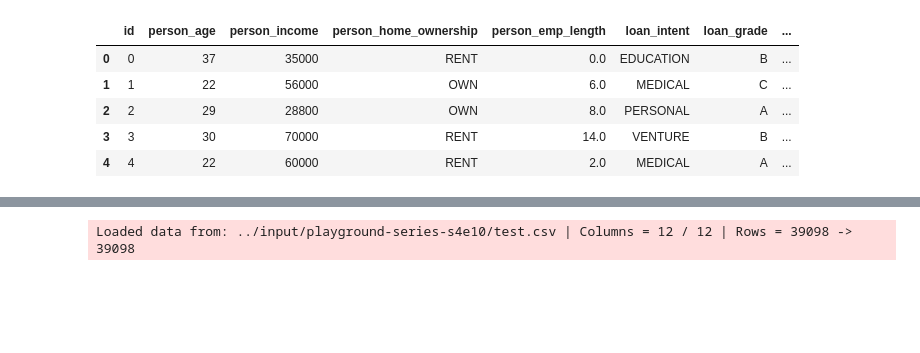
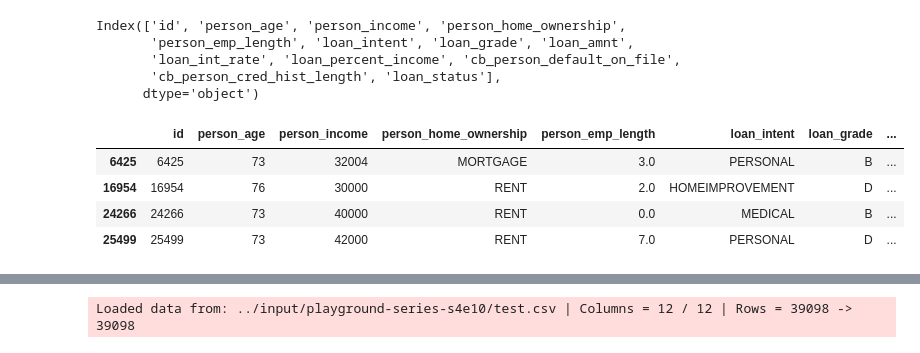
Before and after one commit to njoysubho/datascience, a Jupyter notebook: loan-approval.ipynb, the cells around one changed output, grey strips where cells are left out. Drawn from its saved outputs; the diff is of its cells as text; code cells hidden in the pictures; blank space fills up the shorter version.

```diff
--- a/loan-approval.ipynb
+++ b/loan-approval.ipynb
@@ -28,11 +27,18 @@ Successfully installed accelerate-0.21.0 aiohttp-cors-0.7.0 antlr4-python3-runti
 # %%
 data = pd.read_csv('../input/playground-series-s4e10/train.csv')
 # %%
-data.head()
+data.columns
 # %% [output]
-|  | id | person_age | person_income | person_home_ownership | person_emp_length | loan_intent | loan_grade | ... |
-| 0 | 0 | 37 | 35000 | RENT | 0.0 | EDUCATION | B | ... |
-| 1 | 1 | 22 | 56000 | OWN | 6.0 | MEDICAL | C | ... |
-| 2 | 2 | 29 | 28800 | OWN | 8.0 | PERSONAL | A | ... |
-| 3 | 3 | 30 | 70000 | RENT | 14.0 | VENTURE | B | ... |
-| 4 | 4 | 22 | 60000 | RENT | 2.0 | MEDICAL | A | ... |
+Index(['id', 'person_age', 'person_income', 'person_home_ownership',
+       'person_emp_length', 'loan_intent', 'loan_grade', 'loan_amnt',
+       'loan_int_rate', 'loan_percent_income', 'cb_person_default_on_file',
+       'cb_person_cred_hist_length', 'loan_status'],
+      dtype='object')
+# %%
+data[(data['person_age']>70) & (data['person_age']<80)]
+# %% [output]
+|  | id | person_age | person_income | person_home_ownership | person_emp_length | loan_intent | loan_grade | ... |
+| 6425 | 6425 | 73 | 32004 | MORTGAGE | 3.0 | PERSONAL | B | ... |
+| 16954 | 16954 | 76 | 30000 | RENT | 2.0 | HOMEIMPROVEMENT | D | ... |
+| 24266 | 24266 | 73 | 40000 | RENT | 0.0 | MEDICAL | B | ... |
+| 25499 | 25499 | 73 | 42000 | RENT | 7.0 | PERSONAL | D | ... |
```
Also changed, not shown: parts of 11 cells of this notebook.
